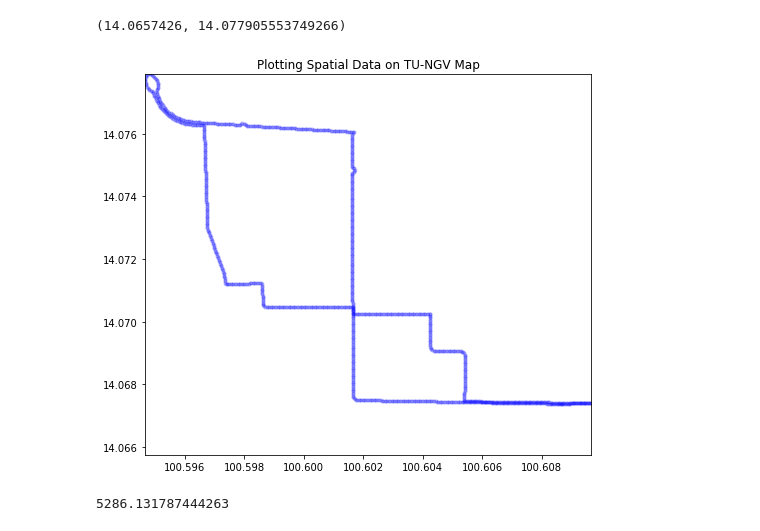
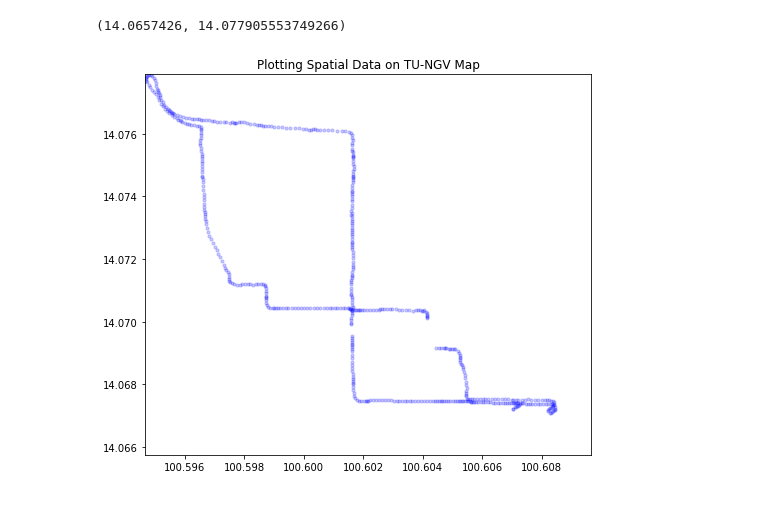
Before and after one commit to NannamAksorn/tuaround-estimator, a Jupyter notebook: gtfs_realtime.ipynb, the cells around one changed output. Cells and saved outputs as stored; diff of their text form; code cells hidden in the pictures.

```diff
--- a/gtfs_realtime.ipynb
+++ b/gtfs_realtime.ipynb
@@ -4 +9,17 @@ df = pd.read_csv('shapes.txt')
+# %%
+myclient = pymongo.MongoClient("mongodb://localhost:27017/")
+
+mydb = myclient["tu-around"]
+mycol = mydb["gpslogs"]
+# %%
+myquery = { "carno": "0TU0001 (1B)",
+           "acctime": { "$gte": datetime(2019,11,19, 3, 43, 0),
+                       "$lt": datetime(2019, 11, 19, 4, 10, 0)} }
+myselector = { "_id": 0, "lat": 1, "lon": 1, "timestamp": 1,
+              "acctime": 1, "speed": 1, "direction": 1
+             }
+mydoc = mycol.find(myquery, myselector)
+gps_log =  pd.DataFrame(list(mydoc))
+# remove 0 speed
+gps_log = gps_log[gps_log['speed'] > 0]
 # %%
@@ -116,26 +171,15 @@ pt = interpcurve(1064, ngv1b.shape_pt_lon, ngv1b.shape_pt_lat )
 # %%
 import matplotlib.pyplot as plt
 
 BBox = ((df.shape_pt_lon.min(),   df.shape_pt_lon.max(),
          df.shape_pt_lat.min(), df.shape_pt_lat.max())
        )
 
 fig, ax = plt.subplots(figsize = (8,7))
-ax.scatter(pt[:,0], pt[:,1], zorder=1, alpha= 0.2, c='b', s=10)
+ax.scatter(gps_log.lon, gps_log.lat, zorder=1, alpha= 0.2, c='b', s=10)
 ax.set_title('Plotting Spatial Data on TU-NGV Map')
 ax.set_xlim(BBox[0],BBox[1])
 ax.set_ylim(BBox[2],BBox[3])
 # %% [output]
 (14.0657426, 14.077905553749266)
-[figure, old version]
+[figure, new version]
-# %%
-start_pt = pt[0]
-cum_dist = 0
-for i in range(1, pt.shape[0]):
-    next_pt = pt[i]
-    dist = haversine_np(start_pt[0], start_pt[1], next_pt[0], next_pt[1])
-    cum_dist += dist
-    start_pt = next_pt
-print(cum_dist)
-# %% [output]
-5286.131787444263
```
Also changed, not shown: parts of 37 cells of this notebook, 39 other files.
